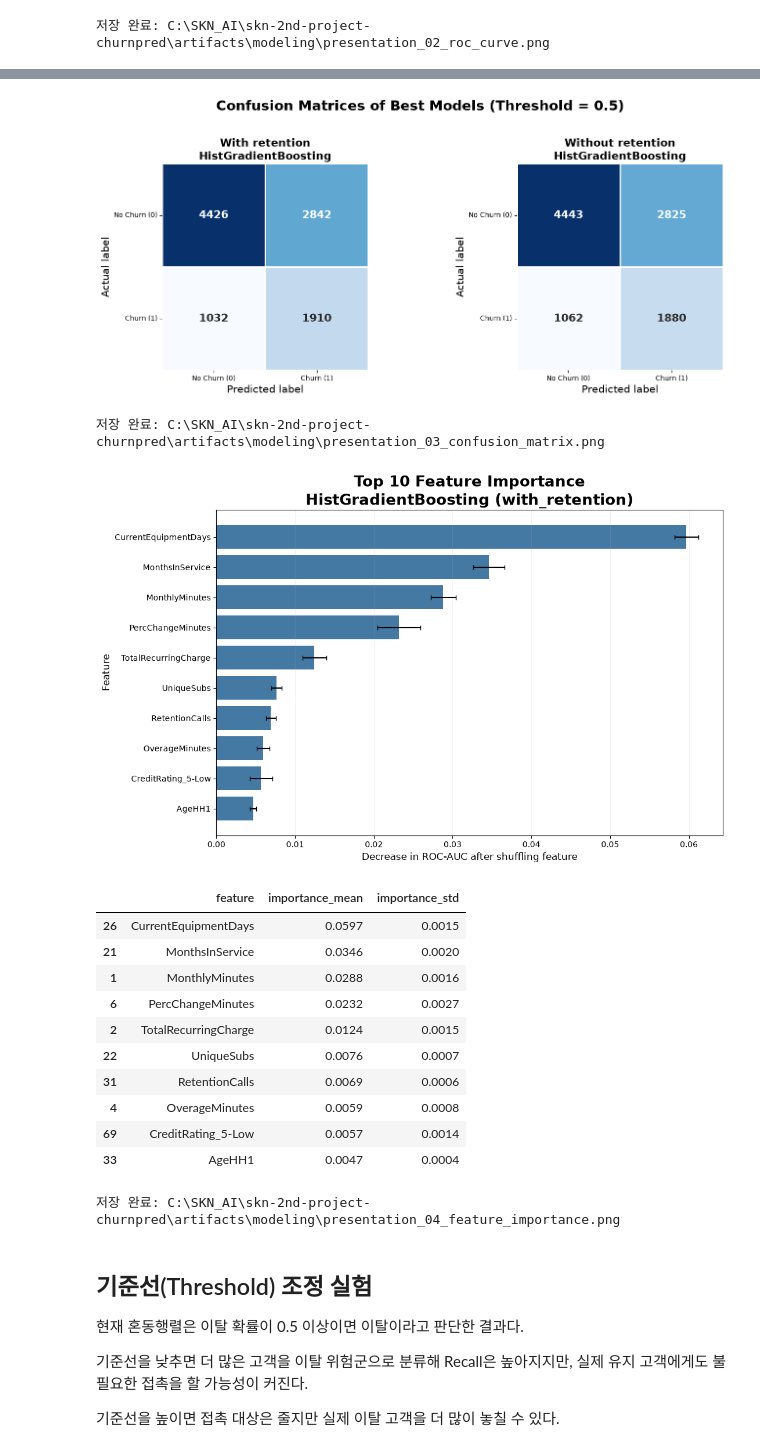
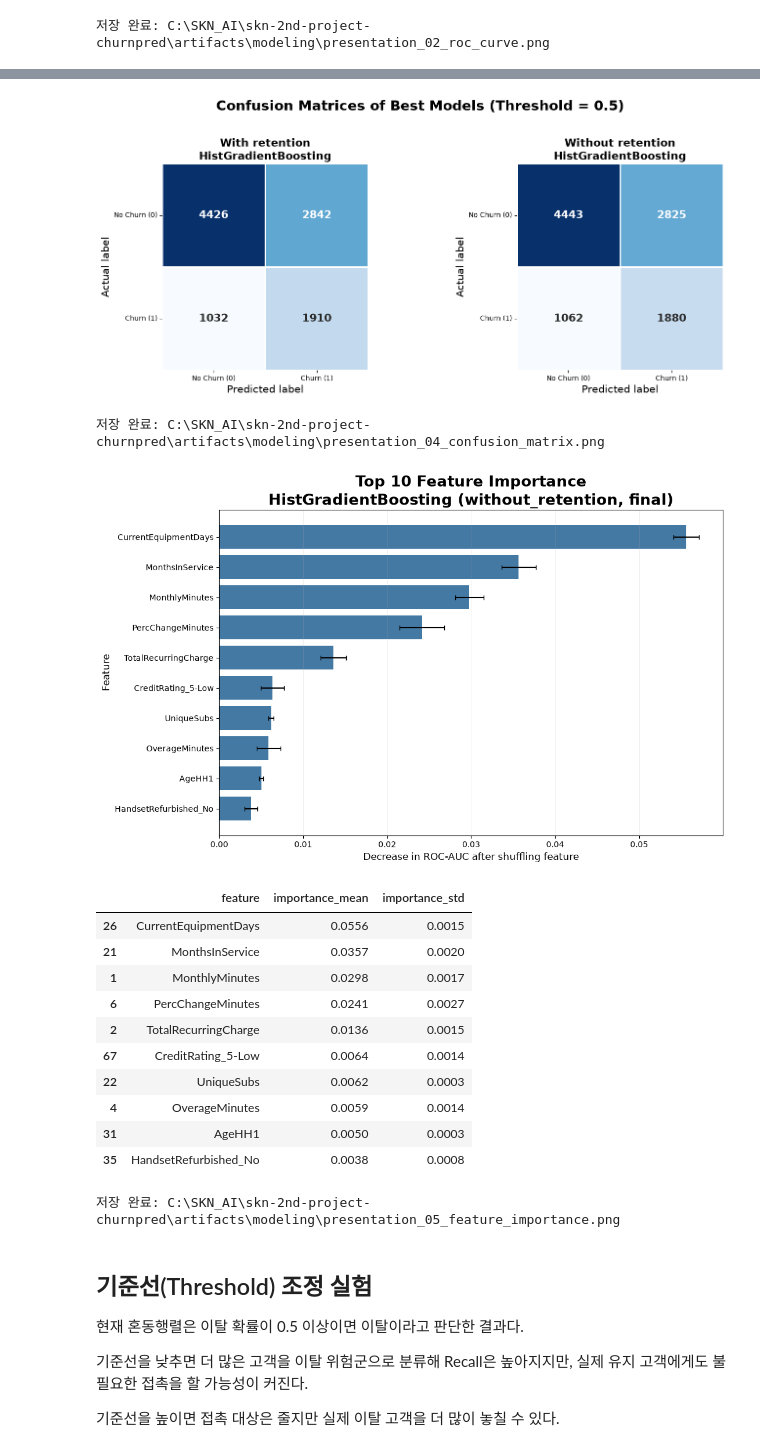
Before and after one commit to skn-2nd-churn-pred/skn-2nd-project-churnpred, a Jupyter notebook: notebooks/02_model.ipynb, the cells around one changed output, grey strips where cells are left out. Saved outputs shown, nothing was run; the diff lists cells and outputs as text; code cells hidden in the pictures.

```diff
--- a/notebooks/02_model.ipynb
+++ b/notebooks/02_model.ipynb
@@ -179,6 +189,10 @@ display(target_summary.round(4))
 def make_models():
     # 두 데이터 버전에 완전히 동일하게 적용할 모델 목록.
     return {
+        "Dummy (Most Frequent)": Pipeline([
+            ("imputer", SimpleImputer(strategy="median", add_indicator=True)),
+            ("model", DummyClassifier(strategy="most_frequent")),
+        ]),
         "Logistic Regression": Pipeline([
             ("imputer", SimpleImputer(strategy="median", add_indicator=True)),
             ("scaler", RobustScaler()),
@@ -254,6 +268,7 @@ def evaluate_feature_set(feature_set: str, X_train, y_train, X_val, y_val):
             "feature_set": feature_set,
             "model": model_name,
             "roc_auc": roc_auc_score(y_val, probability),
+            "pr_auc": average_precision_score(y_val, probability),
             "accuracy": accuracy_score(y_val, prediction),
             "balanced_accuracy": balanced_accuracy_score(y_val, prediction),
             "precision": precision_score(y_val, prediction, zero_division=0),
@@ -477,5 +561,5 @@ print("저장 완료:", path_roc)
 # %%
-# 14. ③ 최종 모델의 예측 결과: 혼동행렬
+# 15. ④ 최종 모델의 예측 결과: 혼동행렬
 prediction_with = (probability_with >= 0.5).astype(int)
 prediction_without = (probability_without >= 0.5).astype(int)
 
@@ -511,24 +595,18 @@ for axis, (actual, predicted, feature_label, best_result) in zip(axes, confusion
 
 fig.suptitle("Confusion Matrices of Best Models (Threshold = 0.5)", fontsize=20, weight="bold", y=1.03)
 plt.tight_layout()
-path_confusion = OUTPUT_DIR / "presentation_03_confusion_matrix.png"
+path_confusion = OUTPUT_DIR / "presentation_04_confusion_matrix.png"
 plt.savefig(path_confusion, dpi=220, bbox_inches="tight")
 plt.show()
 print("저장 완료:", path_confusion)
 # %% [output]
 [figure]
-저장 완료: C:\SKN_AI\skn-2nd-project-churnpred\artifacts\modeling\presentation_03_confusion_matrix.png
+저장 완료: C:\SKN_AI\skn-2nd-project-churnpred\artifacts\modeling\presentation_04_confusion_matrix.png
 # %%
-# 15. ④ 전체 최적 모델의 Feature Importance Top 10
-# permutation importance: 한 변수를 섞었을 때 ROC-AUC가 얼마나 감소하는지로 중요도를 계산한다.
-best_overall = results.sort_values("roc_auc", ascending=False).iloc[0]
-
-if best_overall["feature_set"] == "with_retention":
-    selected_model = fitted_with[best_overall["model"]]
-    X_importance, y_importance = X_val_with, y_val_with
-else:
-    selected_model = fitted_without[best_overall["model"]]
-    X_importance, y_importance = X_val_without, y_val_without
+# 16. ⑤ 최종 채택 모델의 Feature Importance Top 10
+# 순열 중요도: 한 변수를 섞었을 때 ROC-AUC가 얼마나 감소하는지로 중요도를 계산한다.
+selected_model = fitted_without[FINAL_MODEL_NAME]
+X_importance, y_importance = X_val_without, y_val_without
 
 permutation_result = permutation_importance(
     selected_model,
@@ -544,48 +622,48 @@ importance_df = pd.DataFrame({
     "feature": X_importance.columns,
     "importance_mean": permutation_result.importances_mean,
     "importance_std": permutation_result.importances_std,
 }).sort_values("importance_mean", ascending=False)
 
 top_10_importance = importance_df.head(10).sort_values("importance_mean")
 
 fig, axis = plt.subplots(figsize=(11, 7))
 axis.barh(
     top_10_importance["feature"],
     top_10_importance["importance_mean"],
     xerr=top_10_importance["importance_std"],
     color="#2F6B9A",
     alpha=0.9,
     capsize=3,
 )
 axis.set_title(
-    f"Top 10 Feature Importance\n{best_overall['model']} ({best_overall['feature_set']})",
+    "Top 10 Feature Importance\nHistGradientBoosting (without_retention, final)",
     fontsize=19,
     weight="bold",
 )
 axis.set_xlabel("Decrease in ROC-AUC after shuffling feature", fontsize=12)
 axis.set_ylabel("Feature", fontsize=12)
 axis.grid(axis="x", alpha=0.25)
 plt.tight_layout()
-path_importance = OUTPUT_DIR / "presentation_04_feature_importance.png"
+path_importance = OUTPUT_DIR / "presentation_05_feature_importance.png"
 plt.savefig(path_importance, dpi=220, bbox_inches="tight")
 plt.show()
 
 display(importance_df.head(10).round(4))
 print("저장 완료:", path_importance)
 # %% [output]
-[figure, old version]
+[figure, new version]
 |  | feature | importance_mean | importance_std |
-| 26 | CurrentEquipmentDays | 0.0597 | 0.0015 |
-| 21 | MonthsInService | 0.0346 | 0.0020 |
-| 1 | MonthlyMinutes | 0.0288 | 0.0016 |
-| 6 | PercChangeMinutes | 0.0232 | 0.0027 |
-| 2 | TotalRecurringCharge | 0.0124 | 0.0015 |
-| 22 | UniqueSubs | 0.0076 | 0.0007 |
-| 31 | RetentionCalls | 0.0069 | 0.0006 |
-| 4 | OverageMinutes | 0.0059 | 0.0008 |
-| 69 | CreditRating_5-Low | 0.0057 | 0.0014 |
-| 33 | AgeHH1 | 0.0047 | 0.0004 |
+| 26 | CurrentEquipmentDays | 0.0556 | 0.0015 |
+| 21 | MonthsInService | 0.0357 | 0.0020 |
+| 1 | MonthlyMinutes | 0.0298 | 0.0017 |
+| 6 | PercChangeMinutes | 0.0241 | 0.0027 |
+| 2 | TotalRecurringCharge | 0.0136 | 0.0015 |
+| 67 | CreditRating_5-Low | 0.0064 | 0.0014 |
+| 22 | UniqueSubs | 0.0062 | 0.0003 |
+| 4 | OverageMinutes | 0.0059 | 0.0014 |
+| 31 | AgeHH1 | 0.0050 | 0.0003 |
+| 35 | HandsetRefurbished_No | 0.0038 | 0.0008 |
-저장 완료: C:\SKN_AI\skn-2nd-project-churnpred\artifacts\modeling\presentation_04_feature_importance.png
+저장 완료: C:\SKN_AI\skn-2nd-project-churnpred\artifacts\modeling\presentation_05_feature_importance.png
 # %% [markdown]
 ## 기준선(Threshold) 조정 실험
 
```
Also changed, not shown: parts of 12 cells of this notebook, 10 other files.
